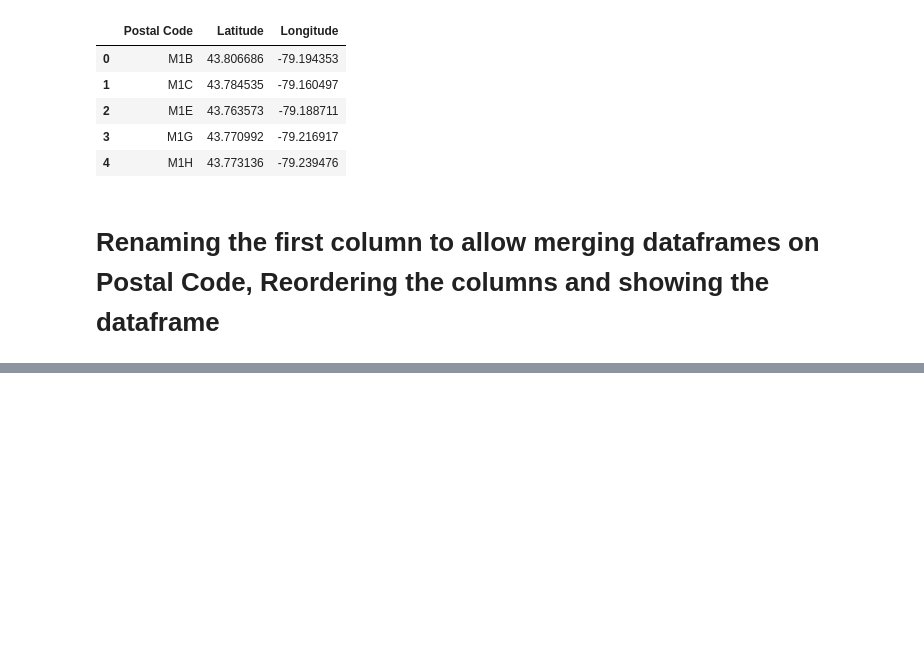
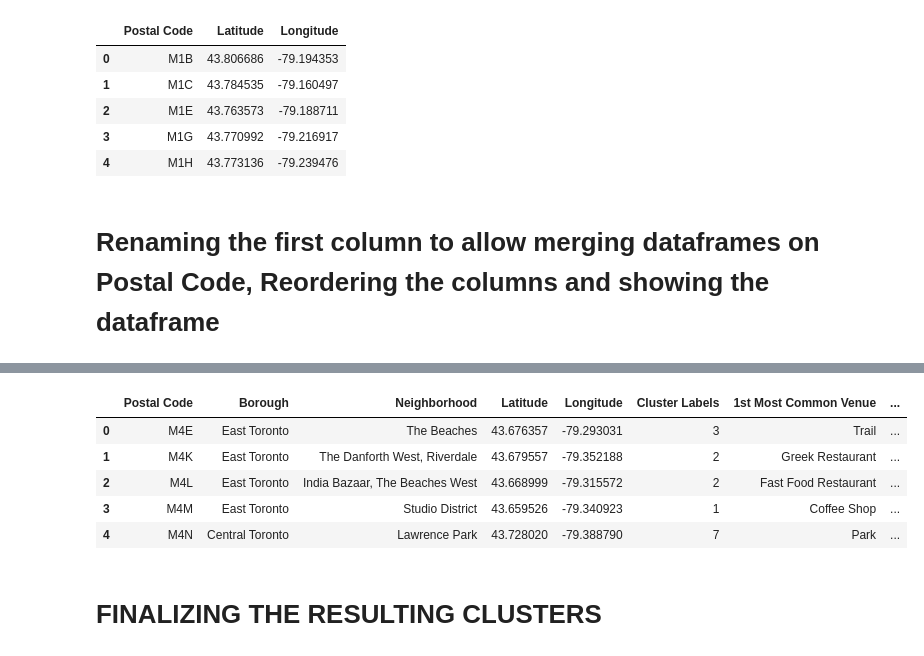
Before and after one commit to bselin/coursera-capstone-project, a Jupyter notebook: 2/Toronto.ipynb, the cells around one changed output, grey strips where cells are left out. Saved outputs shown, nothing was run; the diff lists cells and outputs as text; code cells hidden in the pictures; blank space fills up the shorter version.

```diff
--- a/2/Toronto.ipynb
+++ b/2/Toronto.ipynb
@@ -107,0 +368,24 @@ df.head()
+# %%
+def return_most_common_venues(row, num_top_venues):
+    row_categories = row.iloc[1:]
+    row_categories_sorted = row_categories.sort_values(ascending=False)
+    return row_categories_sorted.index.values[0:num_top_venues]
+# %%
+import numpy as np
+num_top_venues = 10
+indicators = ['st', 'nd', 'rd']
+
+columns = ['Neighborhood']
+for ind in np.arange(num_top_venues):
+    try:
+        columns.append('{}{} Most Common Venue'.format(ind+1, indicators[ind]))
+    except:
+        columns.append('{}th Most Common Venue'.format(ind+1))
+
+neighborhoods_venues_sorted = pd.DataFrame(columns=columns)
+neighborhoods_venues_sorted['Neighborhood'] = toronto_grouped['Neighborhood']
+
+for ind in np.arange(toronto_grouped.shape[0]):
+    neighborhoods_venues_sorted.iloc[ind, 1:] = return_most_common_venues(toronto_grouped.iloc[ind, :], num_top_venues)
+
+neighborhoods_venues_sorted.shape
@@ -107,0 +401,7 @@ df.head()
+# %%
+
+kclusters = 10
+toronto_grouped_clustering = toronto_grouped.drop('Neighborhood', 1)
+kmeans = KMeans(n_clusters=kclusters, random_state=1).fit(toronto_grouped_clustering)
+print(kmeans.labels_[0:10])
+print(len(kmeans.labels_))
@@ -107,0 +420,19 @@ df.head()
+# %%
+neighborhoods_venues_sorted.insert(0, 'Cluster Labels', kmeans.labels_)
+toronto_merged = df
+toronto_merged = toronto_merged.join(neighborhoods_venues_sorted.set_index('Neighborhood'), on='Neighborhood')
+
+toronto_merged.head() # check the last columns!neighborhoods_venues_sorted.insert(0, 'Cluster Labels', kmeans.labels_)
+toronto_merged = df
+toronto_merged = toronto_merged.join(neighborhoods_venues_sorted.set_index('Neighborhood'), on='Neighborhood')
+
+toronto_merged.head() # check the last columns!
+# %% [output]
+|  | Postal Code | Borough | Neighborhood | Latitude | Longitude | Cluster Labels | 1st Most Common Venue | ... |
+| 0 | M4E | East Toronto | The Beaches | 43.676357 | -79.293031 | 3 | Trail | ... |
+| 1 | M4K | East Toronto | The Danforth West, Riverdale | 43.679557 | -79.352188 | 2 | Greek Restaurant | ... |
+| 2 | M4L | East Toronto | India Bazaar, The Beaches West | 43.668999 | -79.315572 | 2 | Fast Food Restaurant | ... |
+| 3 | M4M | East Toronto | Studio District | 43.659526 | -79.340923 | 1 | Coffee Shop | ... |
+| 4 | M4N | Central Toronto | Lawrence Park | 43.728020 | -79.388790 | 7 | Park | ... |
+# %% [markdown]
+# FINALIZING THE RESULTING CLUSTERS
```
Also changed, not shown: parts of 29 cells of this notebook.
